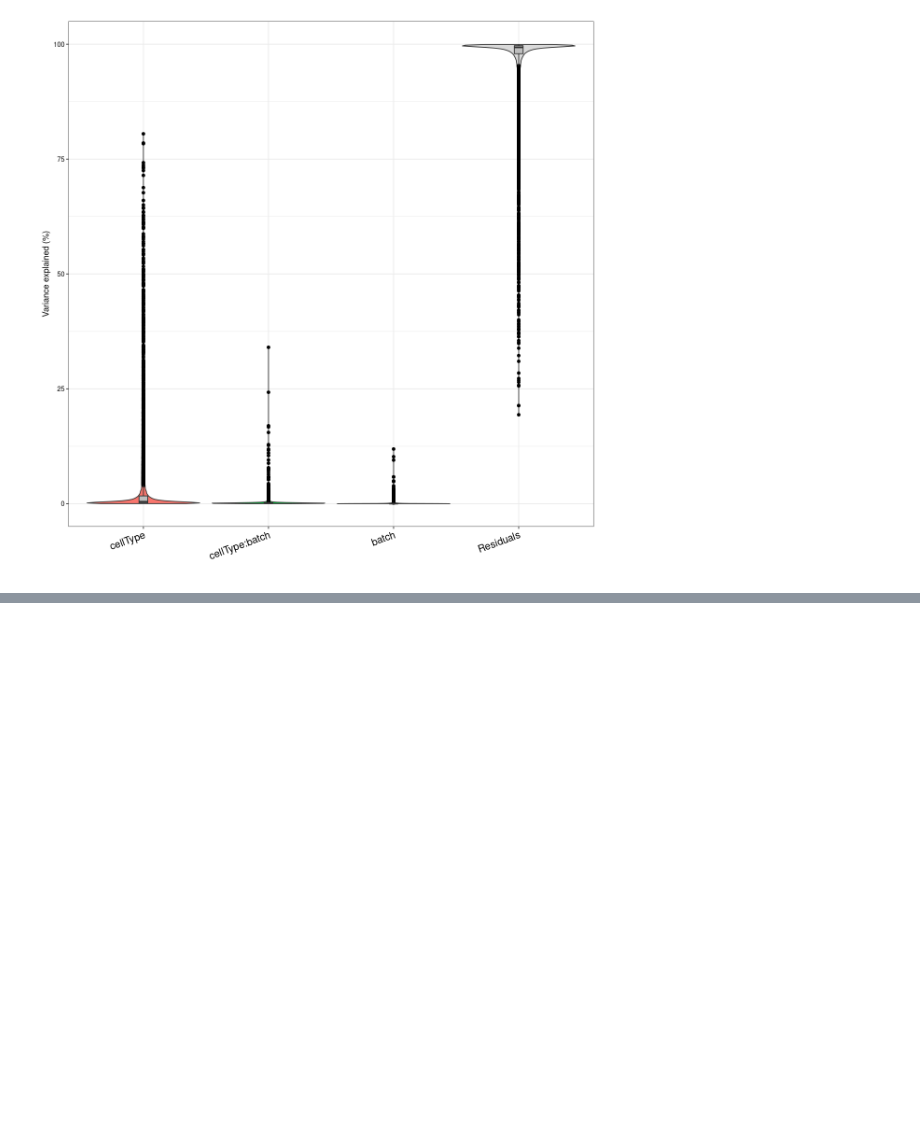
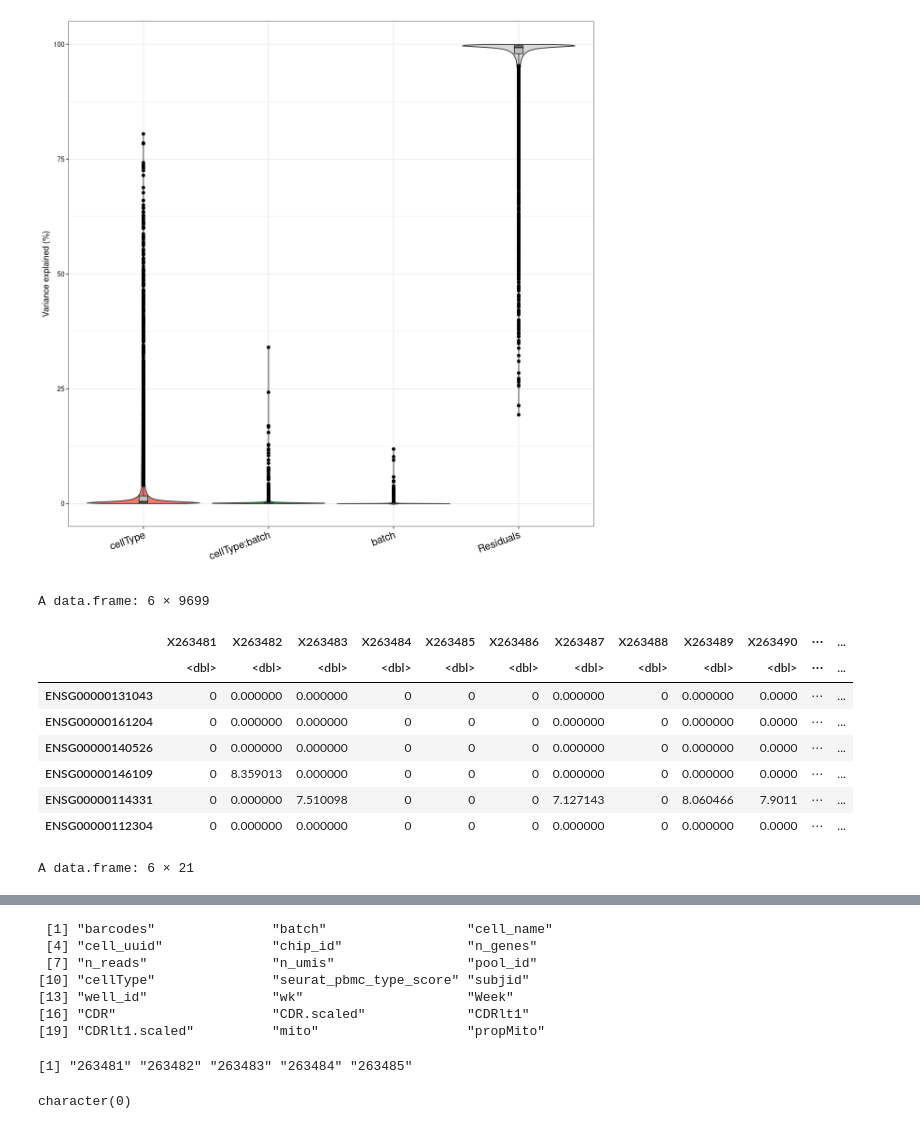
Before and after one commit to SamirRachidZaim-AIFI/scRNA-batch-norm, a Jupyter notebook: notebooks/scMergeEvaluation_Bridging.ipynb, the cells around one changed output, grey strips where cells are left out. Saved outputs shown, nothing was run; the diff lists cells and outputs as text; code cells hidden in the pictures; blank space fills up the shorter version.

Commit message:
pvca

```diff
--- a/notebooks/scMergeEvaluation_Bridging.ipynb
+++ b/notebooks/scMergeEvaluation_Bridging.ipynb
@@ -361,3 +361,34 @@ plotVarPart( vp2 )
 # %% [output]
 [figure]
 [figure]
+# %%
+library(pvca)
+source('../code//pvca.R')
+
+# pct_threshold = 0.6
+
+## PVCA library is "too slow"
+# pre_eset <- ExpressionSet(as.matrix(assay(tmp,'logcpm')), data=info)
+# post_eset<- ExpressionSet(as.matrix(assay(tmp,'normalized')), data=info)
+# pvcaObj <- pvca::pvcaBatchAssess(pre_eset, batch.factors, pct_threshold)
+# pvcaObjPost <- pvca::pvcaBatchAssess(pre_eset, batch.factors, pct_threshold)
+tmp <- fres$sce_object
+gdata <- data.frame(assay(tmp,'logcpm'))
+head(gdata)
+mdata <- info <- data.frame(tmp@colData)
+
+head(mdata)
+names(mdata)
+names(gdata) <- gsub('X','', names(gdata))
+names(gdata)[1:5]
+# %% [output]
+A data.frame: 6 × 9699
+|  | X263481 | X263482 | X263483 | X263484 | X263485 | X263486 | X263487 | X263488 | X263489 | X263490 | ⋯ | ... |
+|  | <dbl> | <dbl> | <dbl> | <dbl> | <dbl> | <dbl> | <dbl> | <dbl> | <dbl> | <dbl> | ⋯ | ... |
+| ENSG00000131043 | 0 | 0.000000 | 0.000000 | 0 | 0 | 0 | 0.000000 | 0 | 0.000000 | 0.0000 | ⋯ | ... |
+| ENSG00000161204 | 0 | 0.000000 | 0.000000 | 0 | 0 | 0 | 0.000000 | 0 | 0.000000 | 0.0000 | ⋯ | ... |
+| ENSG00000140526 | 0 | 0.000000 | 0.000000 | 0 | 0 | 0 | 0.000000 | 0 | 0.000000 | 0.0000 | ⋯ | ... |
+| ENSG00000146109 | 0 | 8.359013 | 0.000000 | 0 | 0 | 0 | 0.000000 | 0 | 0.000000 | 0.0000 | ⋯ | ... |
+| ENSG00000114331 | 0 | 0.000000 | 7.510098 | 0 | 0 | 0 | 7.127143 | 0 | 8.060466 | 7.9011 | ⋯ | ... |
+| ENSG00000112304 | 0 | 0.000000 | 0.000000 | 0 | 0 | 0 | 0.000000 | 0 | 0.000000 | 0.0000 | ⋯ | ... |
+A data.frame: 6 × 21
@@ -363,0 +403,8 @@ plotVarPart( vp2 )
+ [1] "barcodes"               "batch"                  "cell_name"
+ [4] "cell_uuid"              "chip_id"                "n_genes"
+ [7] "n_reads"                "n_umis"                 "pool_id"
+[10] "cellType"               "seurat_pbmc_type_score" "subjid"
+[13] "well_id"                "wk"                     "Week"
+[16] "CDR"                    "CDR.scaled"             "CDRlt1"
+[19] "CDRlt1.scaled"          "mito"                   "propMito"
+[1] "263481" "263482" "263483" "263484" "263485"
@@ -363,0 +434,6 @@ plotVarPart( vp2 )
+# %%
+
+#### look at
+ls()
+# %% [output]
+character(0)
```
Also changed, not shown: parts of 3 cells of this notebook.
